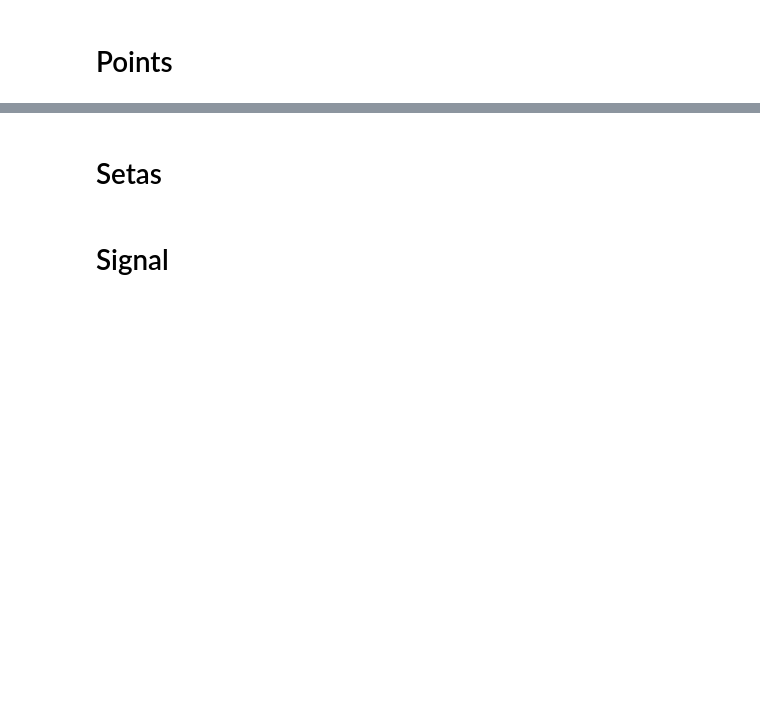
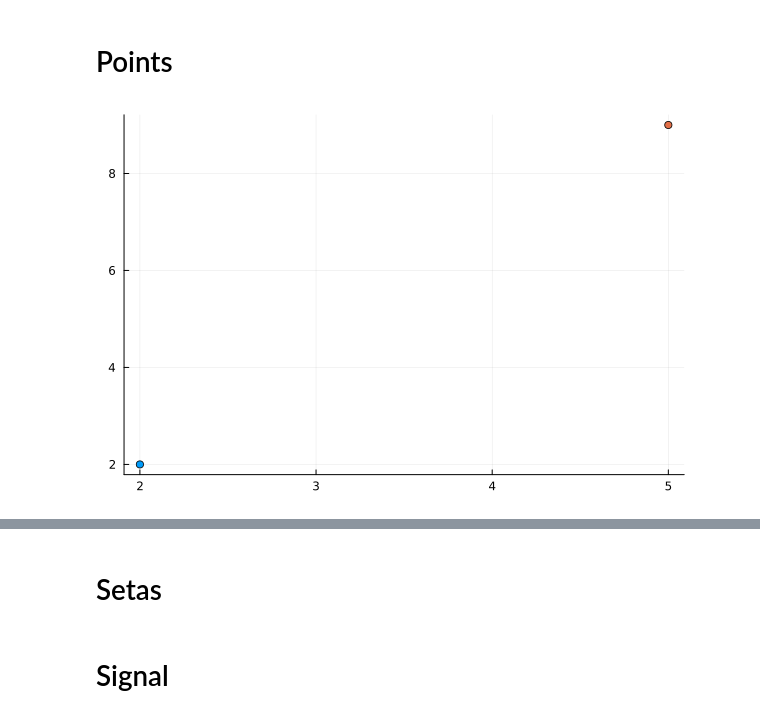
Before and after one commit to brunohry/Easylinalg, a Jupyter notebook: docs/Exemplos/exemplo-media.ipynb, the cells around one changed output, grey strips where cells are left out. Cells and saved outputs as stored; diff of their text form; code cells hidden in the pictures; blank space fills up the shorter version.

```diff
--- a/docs/Exemplos/exemplo-media.ipynb
+++ b/docs/Exemplos/exemplo-media.ipynb
@@ -5,9 +5,7 @@ using EasyLinalg
 # %%
 p1 = Point2D(2, 2)
 p2 = Point2D(5, 9)
-p3 = Point2D(5, 1)
-p4 = Point2D(10, 2)
-p5 = Point2D(-5, 10)
-p6 = Point2D(7, 9)
-Draw([p1,p2,p3,p4,p5,p6])
+Draw([p1,p2])
+# %% [output]
+[figure, added]
 # %%
```
Also changed, not shown: parts of 4 cells of this notebook, 2 other files.
